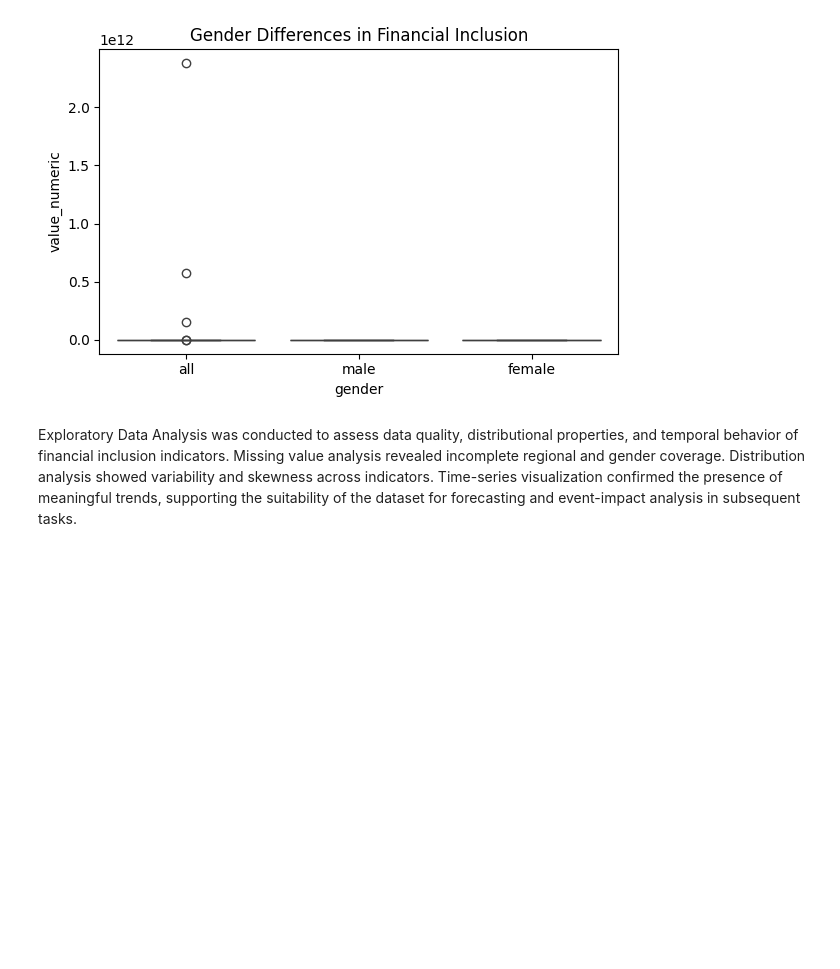
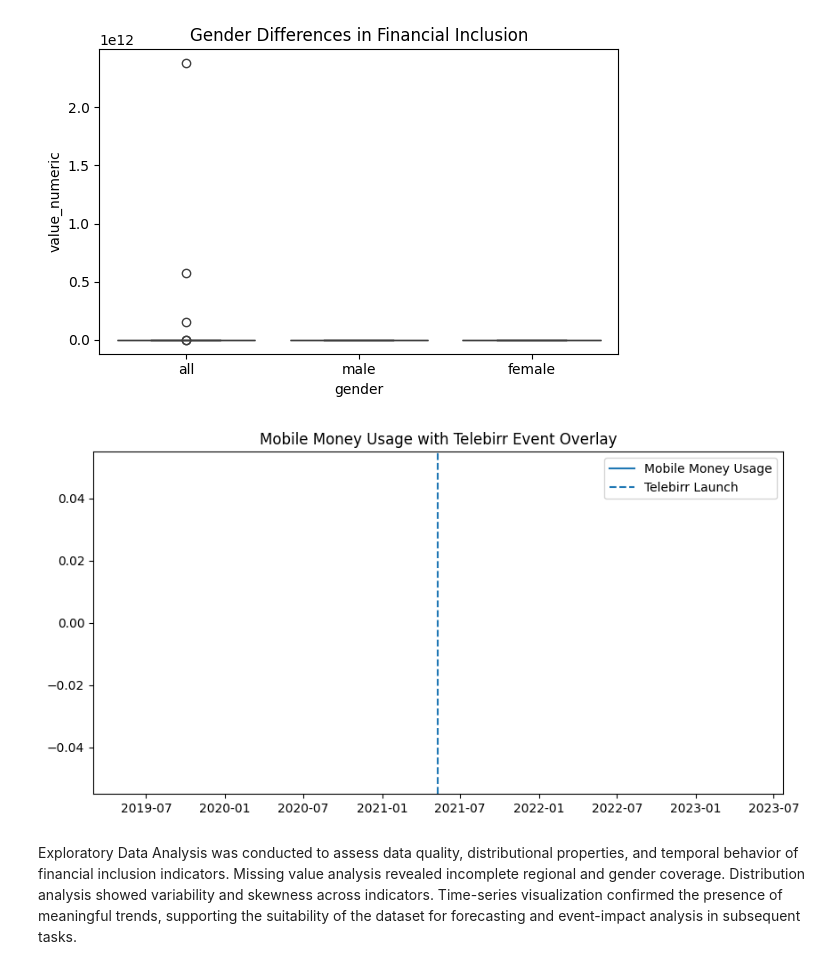
Before and after one commit to H-han221/Forecasting-Financial-Inclusion-in-Ethiopia-week10, a Jupyter notebook: notebooks/task2_Exploratory Data Analysis.ipynb, the cells around one changed output. Saved outputs shown, nothing was run; the diff lists cells and outputs as text; code cells hidden in the pictures; blank space fills up the shorter version.

```diff
--- a/notebooks/task2_Exploratory Data Analysis.ipynb
+++ b/notebooks/task2_Exploratory Data Analysis.ipynb
@@ -133,5 +127,18 @@ if not gender_data.empty:
     plt.show()
 # %% [output]
 [figure]
+# %%
+import matplotlib.pyplot as plt
+
+mm_data = observations[observations['indicator_code'] == 'USG_MM_ACCT']
+
+plt.figure(figsize=(10,5))
+plt.plot(mm_data['observation_date'], mm_data['value_numeric'], label="Mobile Money Usage")
+plt.axvline(pd.to_datetime("2021-05-11"), linestyle='--', label="Telebirr Launch")
+plt.legend()
+plt.title("Mobile Money Usage with Telebirr Event Overlay")
+plt.show()
+# %% [output]
+[figure, added]
 # %% [markdown]
 Exploratory Data Analysis was conducted to assess data quality, distributional properties, and temporal behavior of financial inclusion indicators. Missing value analysis revealed incomplete regional and gender coverage. Distribution analysis showed variability and skewness across indicators. Time-series visualization confirmed the presence of meaningful trends, supporting the suitability of the dataset for forecasting and event-impact analysis in subsequent tasks.
```
Also changed, not shown: parts of 6 cells of this notebook, 1 other file.
